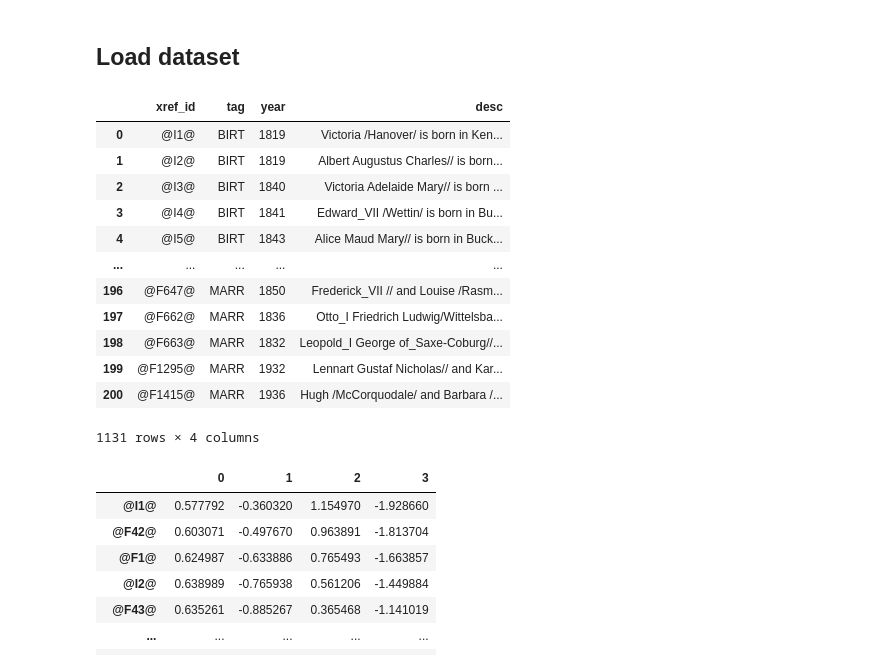
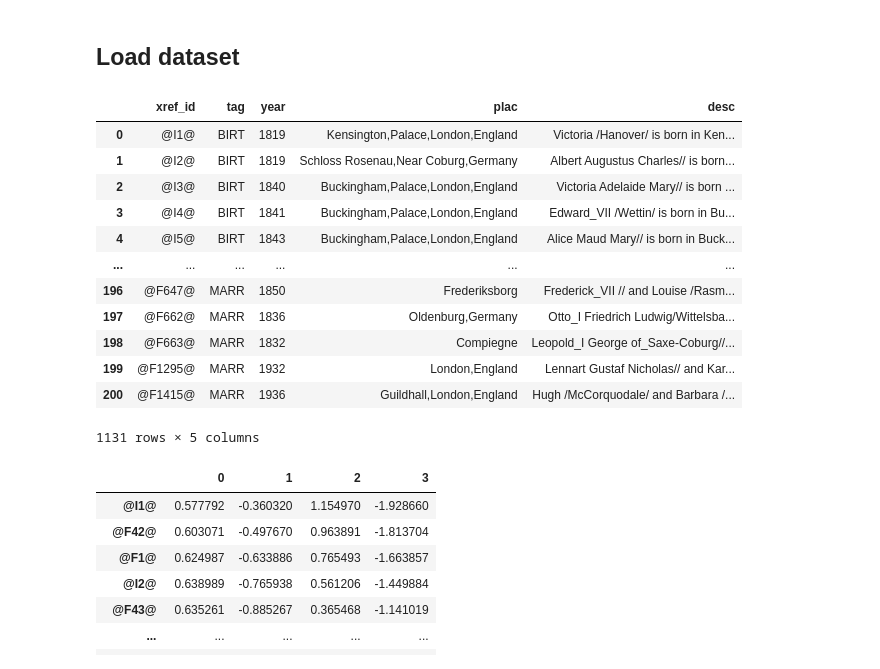
Before and after one commit to joehowells/timeline-gedcom, a Jupyter notebook: 3_select_cards.ipynb, the cells around one changed output. Cells and saved outputs as stored; diff of their text form; code cells hidden in the pictures.

```diff
--- a/3_select_cards.ipynb
+++ b/3_select_cards.ipynb
@@ -11,22 +12,22 @@ from sklearn.preprocessing import StandardScaler
 # %% [markdown]
 ## Load dataset
 # %%
-df = pd.read_csv("data/cards.csv", index_col=0)
-df
+cards = pd.read_csv("data/cards.csv", index_col=0)
+cards
 # %% [output]
-|  | xref_id | tag | year | desc |
-| 0 | @I1@ | BIRT | 1819 | Victoria /Hanover/ is born in Ken... |
-| 1 | @I2@ | BIRT | 1819 | Albert Augustus Charles// is born... |
-| 2 | @I3@ | BIRT | 1840 | Victoria Adelaide Mary// is born ... |
-| 3 | @I4@ | BIRT | 1841 | Edward_VII /Wettin/ is born in Bu... |
-| 4 | @I5@ | BIRT | 1843 | Alice Maud Mary// is born in Buck... |
-| ... | ... | ... | ... | ... |
-| 196 | @F647@ | MARR | 1850 | Frederick_VII // and Louise /Rasm... |
-| 197 | @F662@ | MARR | 1836 | Otto_I Friedrich Ludwig/Wittelsba... |
-| 198 | @F663@ | MARR | 1832 | Leopold_I George of_Saxe-Coburg//... |
-| 199 | @F1295@ | MARR | 1932 | Lennart Gustaf Nicholas// and Kar... |
-| 200 | @F1415@ | MARR | 1936 | Hugh /McCorquodale/ and Barbara /... |
+|  | xref_id | tag | year | plac | desc |
+| 0 | @I1@ | BIRT | 1819 | Kensington,Palace,London,England | Victoria /Hanover/ is born in Ken... |
+| 1 | @I2@ | BIRT | 1819 | Schloss Rosenau,Near Coburg,Germany | Albert Augustus Charles// is born... |
+| 2 | @I3@ | BIRT | 1840 | Buckingham,Palace,London,England | Victoria Adelaide Mary// is born ... |
+| 3 | @I4@ | BIRT | 1841 | Buckingham,Palace,London,England | Edward_VII /Wettin/ is born in Bu... |
+| 4 | @I5@ | BIRT | 1843 | Buckingham,Palace,London,England | Alice Maud Mary// is born in Buck... |
+| ... | ... | ... | ... | ... | ... |
+| 196 | @F647@ | MARR | 1850 | Frederiksborg | Frederick_VII // and Louise /Rasm... |
+| 197 | @F662@ | MARR | 1836 | Oldenburg,Germany | Otto_I Friedrich Ludwig/Wittelsba... |
+| 198 | @F663@ | MARR | 1832 | Compiegne | Leopold_I George of_Saxe-Coburg//... |
+| 199 | @F1295@ | MARR | 1932 | London,England | Lennart Gustaf Nicholas// and Kar... |
+| 200 | @F1415@ | MARR | 1936 | Guildhall,London,England | Hugh /McCorquodale/ and Barbara /... |
-1131 rows × 4 columns
+1131 rows × 5 columns
 # %%
 graph_features = pd.read_csv("data/graph_features.csv", index_col=0)
 graph_features
```
Also changed, not shown: parts of 6 cells of this notebook, 2 other files.
